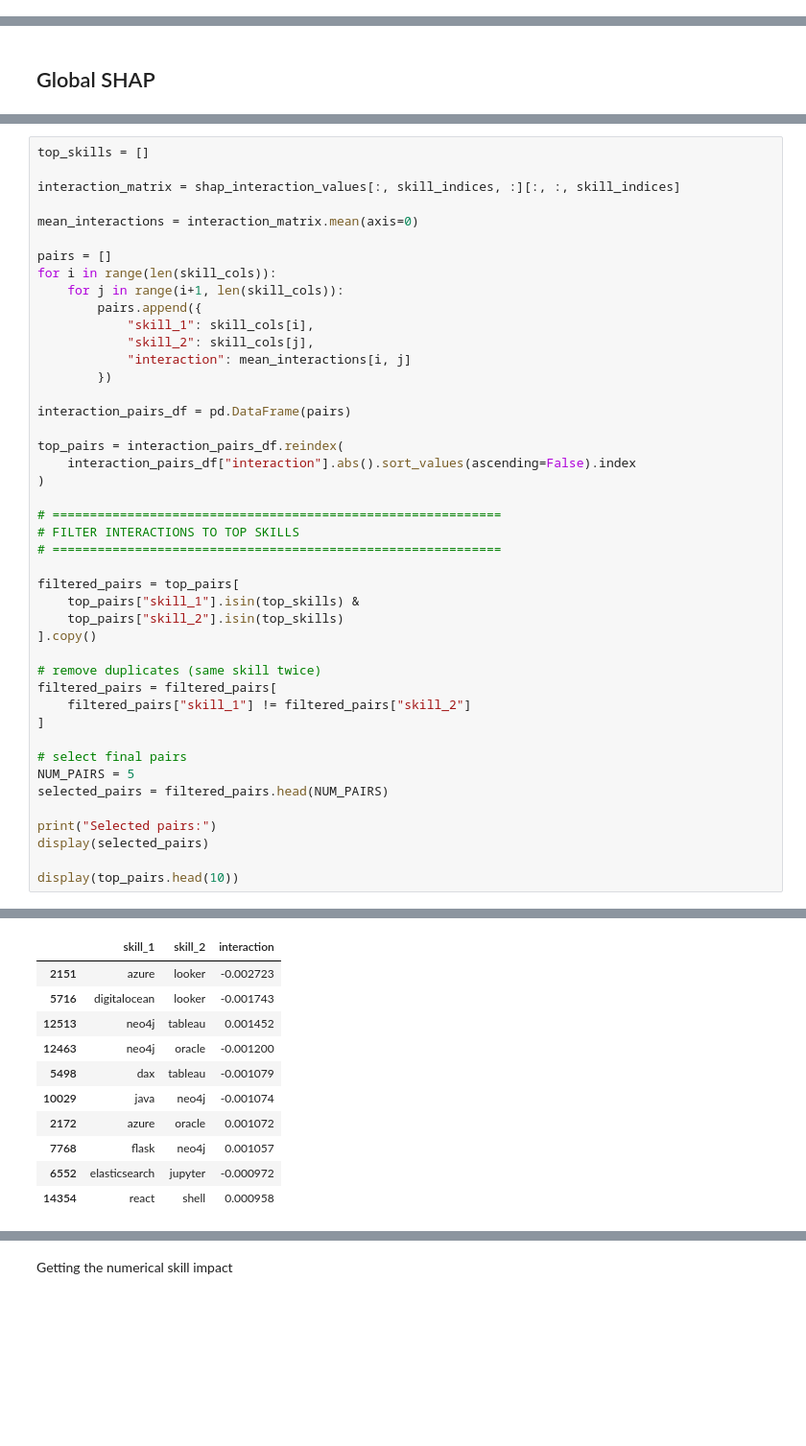
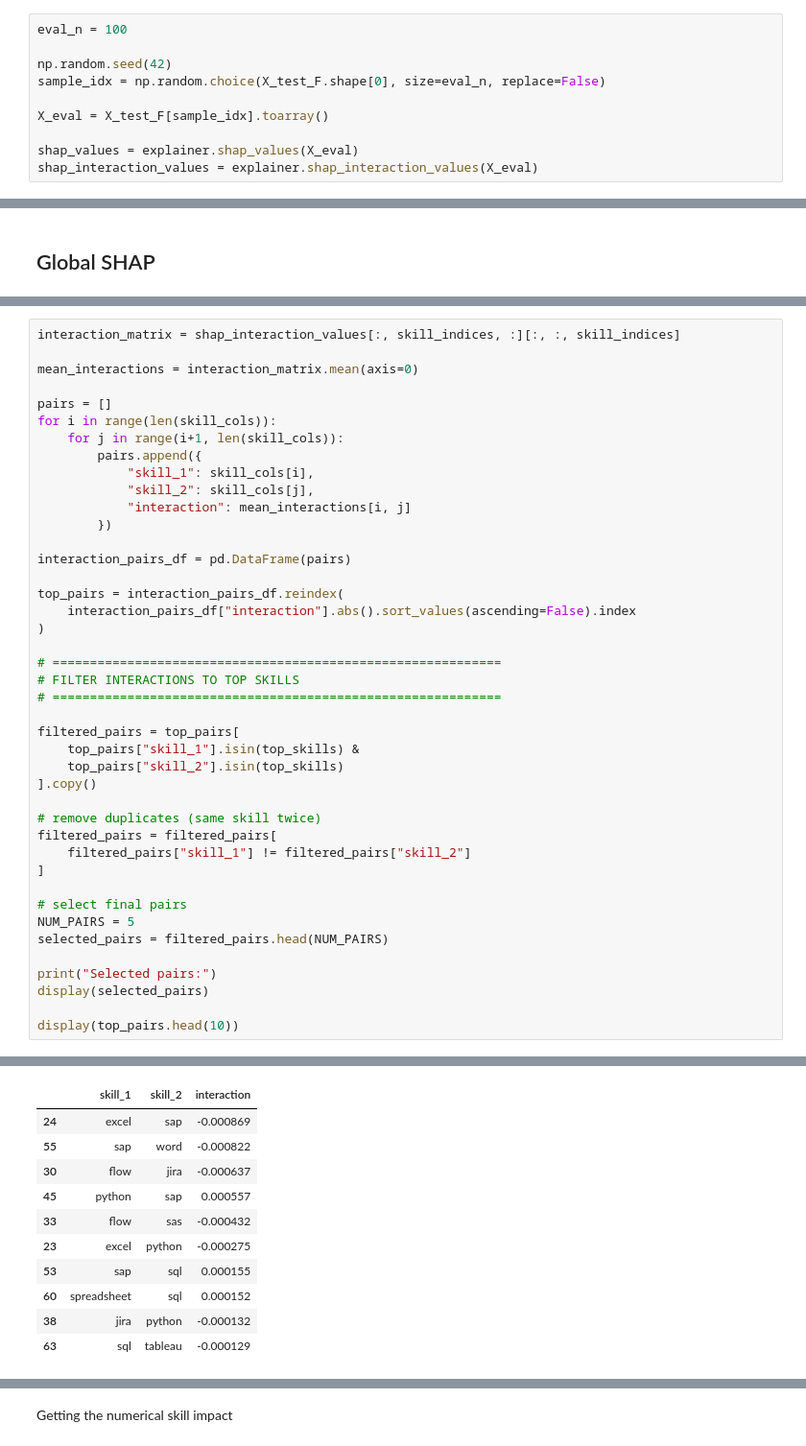
Before and after one commit to miguelcaeg/LT10_MLThesisProject, a Jupyter notebook: model explainability.ipynb, the cells around one changed output, grey strips where cells are left out. Shown at 96% size. Cells and saved outputs as stored; diff of their text form; blank space fills up the shorter version.

```diff
--- a/model explainability.ipynb
+++ b/model explainability.ipynb
@@ -1579,0 +1532,10 @@ Number of matched skill columns: 180
+# %%
+eval_n = 100
+
+np.random.seed(42)
+sample_idx = np.random.choice(X_test_F.shape[0], size=eval_n, replace=False)
+
+X_eval = X_test_F[sample_idx].toarray()
+
+shap_values = explainer.shap_values(X_eval)
+shap_interaction_values = explainer.shap_interaction_values(X_eval)
@@ -1656,6 +1723,4 @@ print(len(skill_indices))
 # %%
-top_skills = []
-
 interaction_matrix = shap_interaction_values[:, skill_indices, :][:, :, skill_indices]
 
 mean_interactions = interaction_matrix.mean(axis=0)
@@ -1703,11 +1773,11 @@ Selected pairs:
 |  | skill_1 | skill_2 | interaction |
-| 2151 | azure | looker | -0.002723 |
-| 5716 | digitalocean | looker | -0.001743 |
-| 12513 | neo4j | tableau | 0.001452 |
-| 12463 | neo4j | oracle | -0.001200 |
-| 5498 | dax | tableau | -0.001079 |
-| 10029 | java | neo4j | -0.001074 |
-| 2172 | azure | oracle | 0.001072 |
-| 7768 | flask | neo4j | 0.001057 |
-| 6552 | elasticsearch | jupyter | -0.000972 |
-| 14354 | react | shell | 0.000958 |
+| 24 | excel | sap | -0.000869 |
+| 55 | sap | word | -0.000822 |
+| 30 | flow | jira | -0.000637 |
+| 45 | python | sap | 0.000557 |
+| 33 | flow | sas | -0.000432 |
+| 23 | excel | python | -0.000275 |
+| 53 | sap | sql | 0.000155 |
+| 60 | spreadsheet | sql | 0.000152 |
+| 38 | jira | python | -0.000132 |
+| 63 | sql | tableau | -0.000129 |
```
Also changed, not shown: parts of 48 cells of this notebook.
